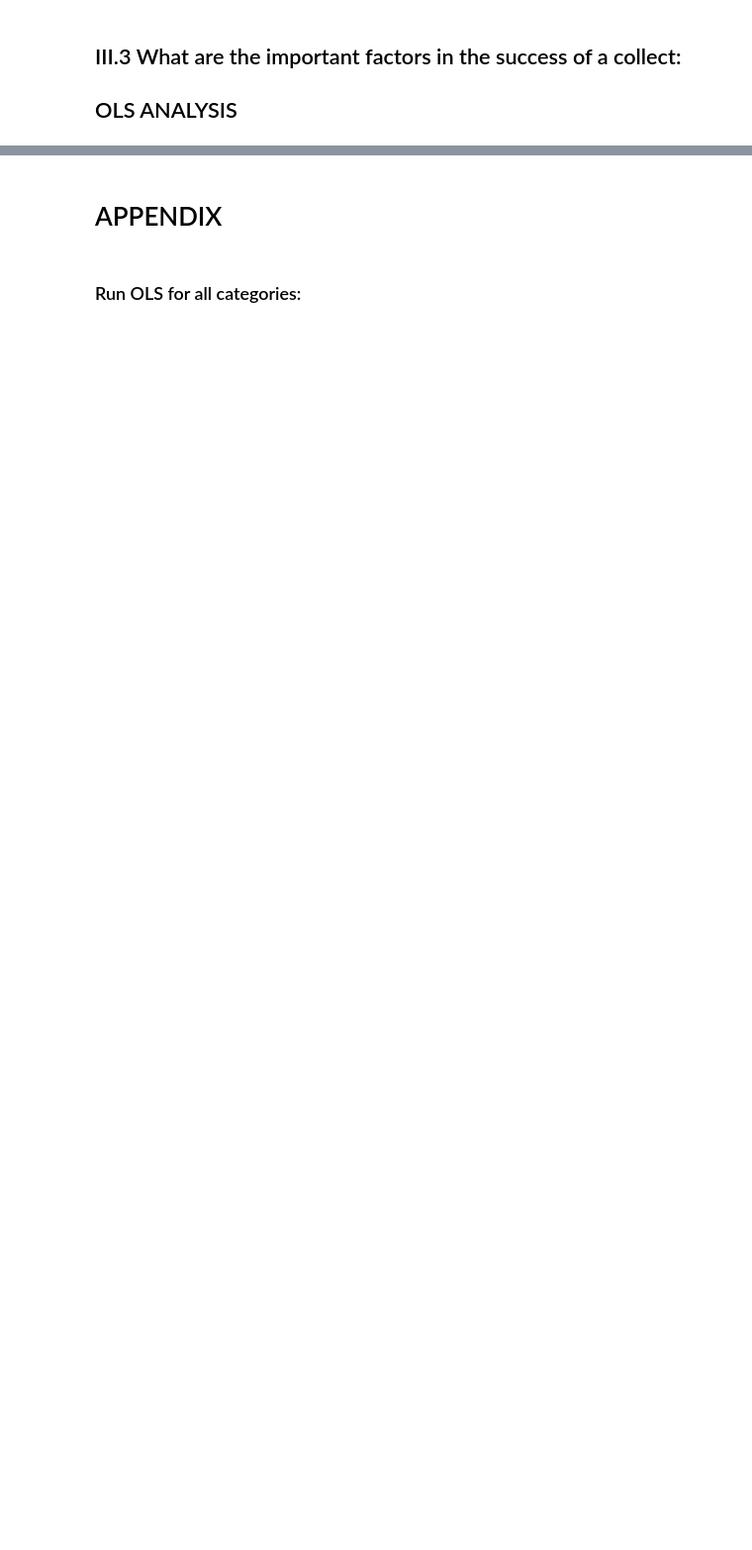
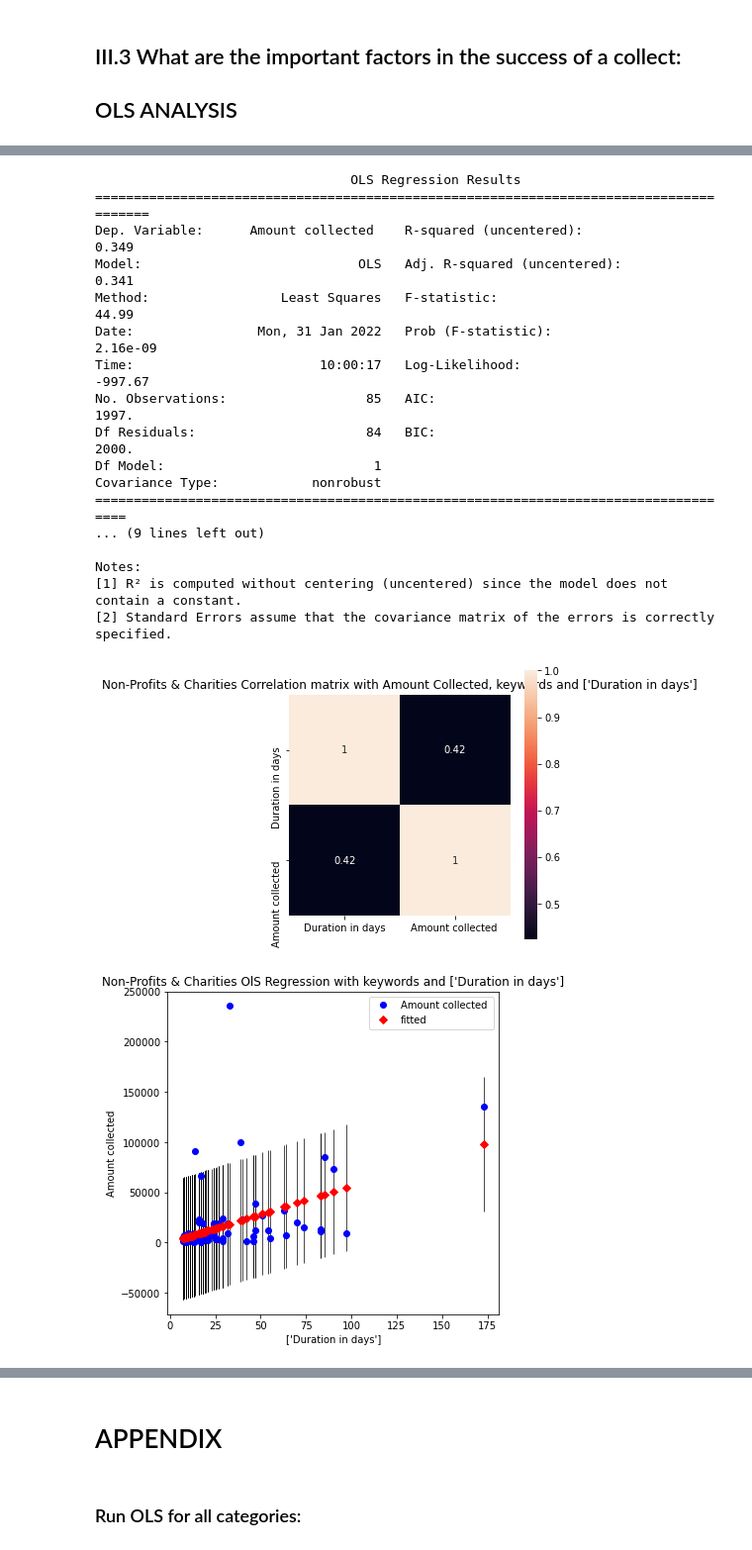
Before and after one commit to albandhauthuille/MODS203, a Jupyter notebook: III. Analysing.ipynb, the cells around one changed output, grey strips where cells are left out. Shown at 99% size. Drawn from its saved outputs; the diff is of its cells as text; code cells hidden in the pictures; blank space fills up the shorter version.

```diff
--- a/III. Analysing.ipynb
+++ b/III. Analysing.ipynb
@@ -482,0 +456,22 @@ strong multicollinearity problems or that the design matrix is singular.
+# %%
+OLS_per_category(dict_category[3],['Duration in days'])
+# %% [output]
+                                 OLS Regression Results
+=======================================================================================
+Dep. Variable:      Amount collected    R-squared (uncentered):                   0.349
+Model:                            OLS   Adj. R-squared (uncentered):              0.341
+Method:                 Least Squares   F-statistic:                              44.99
+Date:                Mon, 31 Jan 2022   Prob (F-statistic):                    2.16e-09
+Time:                        10:00:17   Log-Likelihood:                         -997.67
+No. Observations:                  85   AIC:                                      1997.
+Df Residuals:                      84   BIC:                                      2000.
+Df Model:                           1
+Covariance Type:            nonrobust
+====================================================================================
+... (9 lines left out)
+
+Notes:
+[1] R² is computed without centering (uncentered) since the model does not contain a constant.
+[2] Standard Errors assume that the covariance matrix of the errors is correctly specified.
+[figure, added]
+[figure, added]
```
Also changed, not shown: parts of 45 cells of this notebook, 5 other files.
